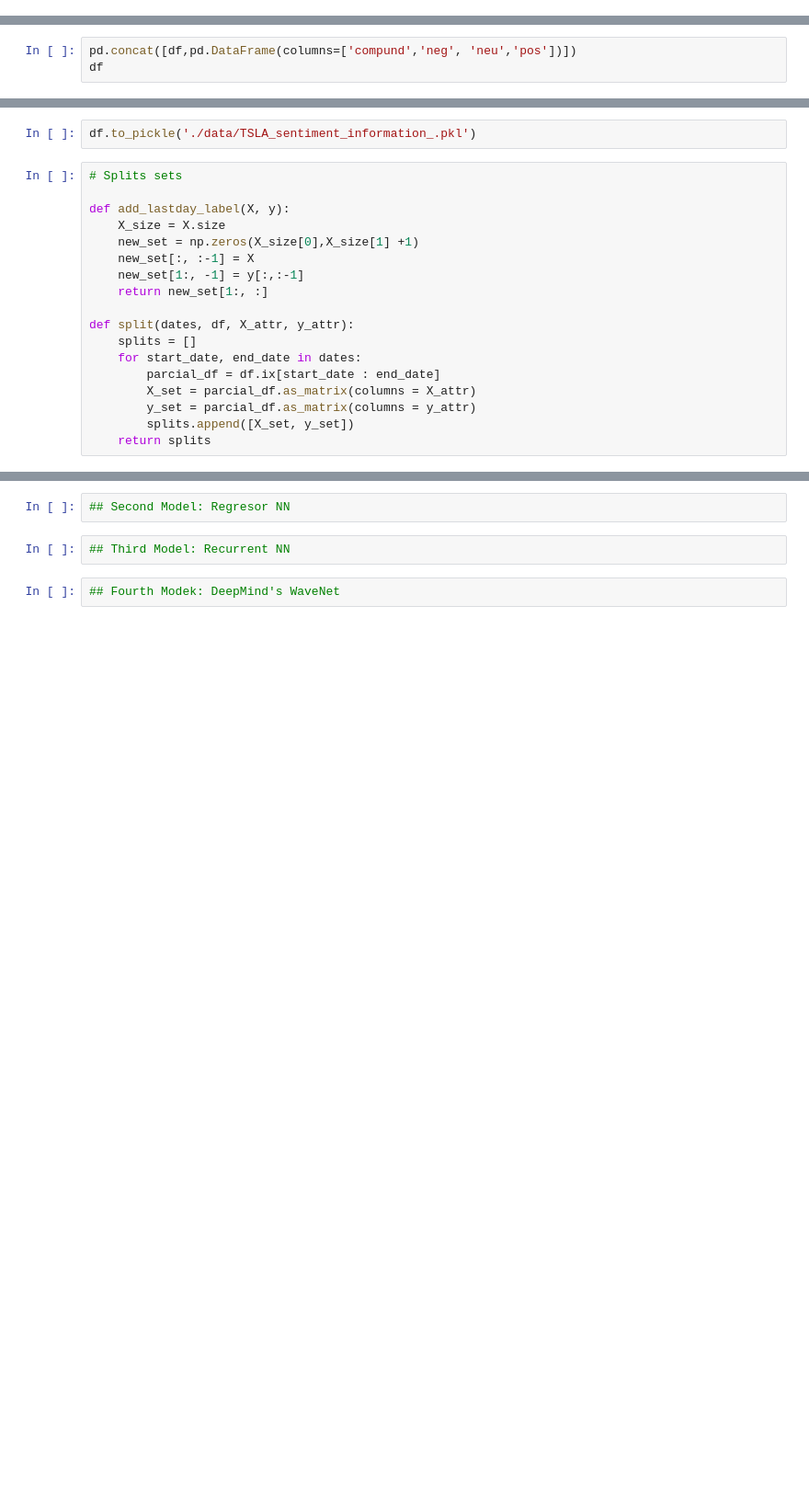
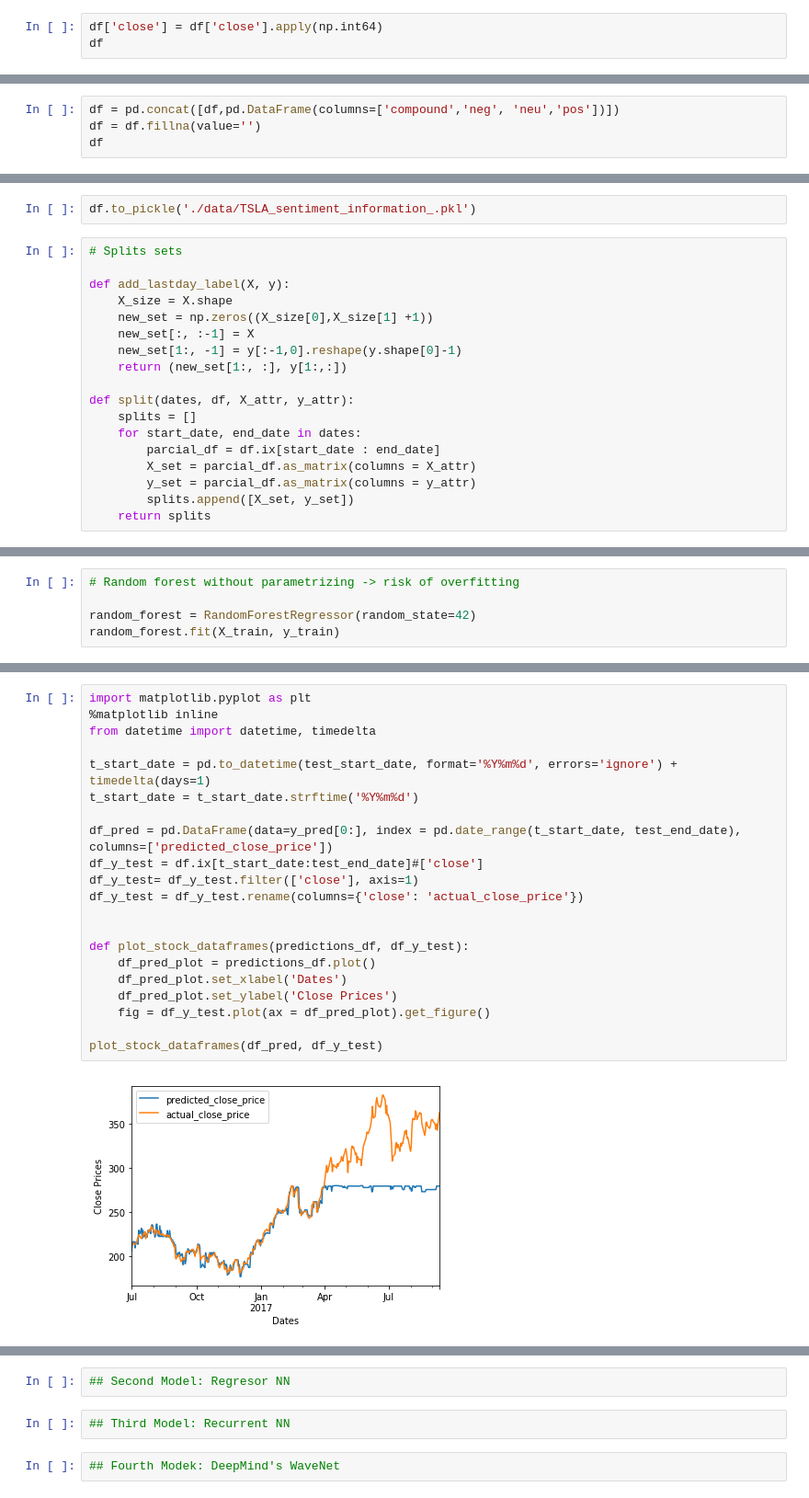
Before and after one commit to EmilioTyl/time_series_prediction_algorithms_practice, a Jupyter notebook: predictions.ipynb, the cells around one changed output, grey strips where cells are left out. Shown at 92% size. Cells and saved outputs as stored; diff of their text form; blank space fills up the shorter version.

Commit message:
random forest conclusions

```diff
--- a/predictions.ipynb
+++ b/predictions.ipynb
@@ -19,0 +41,3 @@ df
+# %%
+df['close'] = df['close'].apply(np.int64)
+df
@@ -20,3 +63,4 @@ df
 # %%
-pd.concat([df,pd.DataFrame(columns=['compund','neg', 'neu','pos'])])
+df = pd.concat([df,pd.DataFrame(columns=['compound','neg', 'neu','pos'])])
+df = df.fillna(value='')
 df
@@ -45,11 +149,11 @@ df.to_pickle('./data/TSLA_sentiment_information_.pkl')
 # Splits sets
 
 def add_lastday_label(X, y):
-    X_size = X.size
-    new_set = np.zeros(X_size[0],X_size[1] +1)
+    X_size = X.shape
+    new_set = np.zeros((X_size[0],X_size[1] +1))
     new_set[:, :-1] = X
-    new_set[1:, -1] = y[:,:-1]
-    return new_set[1:, :]
+    new_set[1:, -1] = y[:-1,0].reshape(y.shape[0]-1)
+    return (new_set[1:, :], y[1:,:])
 
 def split(dates, df, X_attr, y_attr):
     splits = []
@@ -116,0 +224,5 @@ print('Accuracy: ', accuracy_score(y_test, y_pred))
+# %%
+# Random forest without parametrizing -> risk of overfitting
+
+random_forest = RandomForestRegressor(random_state=42)
+random_forest.fit(X_train, y_train)
@@ -116,0 +263,23 @@ print('Accuracy: ', accuracy_score(y_test, y_pred))
+# %%
+import matplotlib.pyplot as plt
+%matplotlib inline
+from datetime import datetime, timedelta
+
+t_start_date = pd.to_datetime(test_start_date, format='%Y%m%d', errors='ignore') + timedelta(days=1)
+t_start_date = t_start_date.strftime('%Y%m%d')
+
+df_pred = pd.DataFrame(data=y_pred[0:], index = pd.date_range(t_start_date, test_end_date), columns=['predicted_close_price'])
+df_y_test = df.ix[t_start_date:test_end_date]#['close']
+df_y_test= df_y_test.filter(['close'], axis=1)
+df_y_test = df_y_test.rename(columns={'close': 'actual_close_price'})
+
+
+def plot_stock_dataframes(predictions_df, df_y_test):
+    df_pred_plot = predictions_df.plot()
+    df_pred_plot.set_xlabel('Dates')
+    df_pred_plot.set_ylabel('Close Prices')
+    fig = df_y_test.plot(ax = df_pred_plot).get_figure()
+
+plot_stock_dataframes(df_pred, df_y_test)
+# %% [output]
+[figure, added]
```
Also changed, not shown: parts of 28 cells of this notebook, 1 other file.
